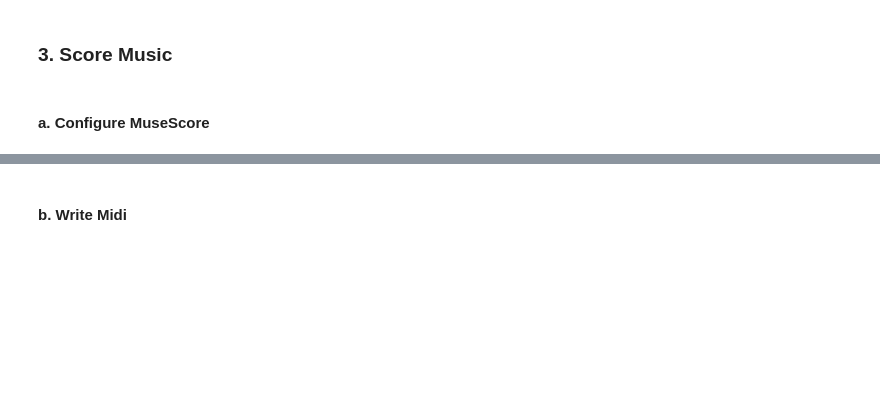
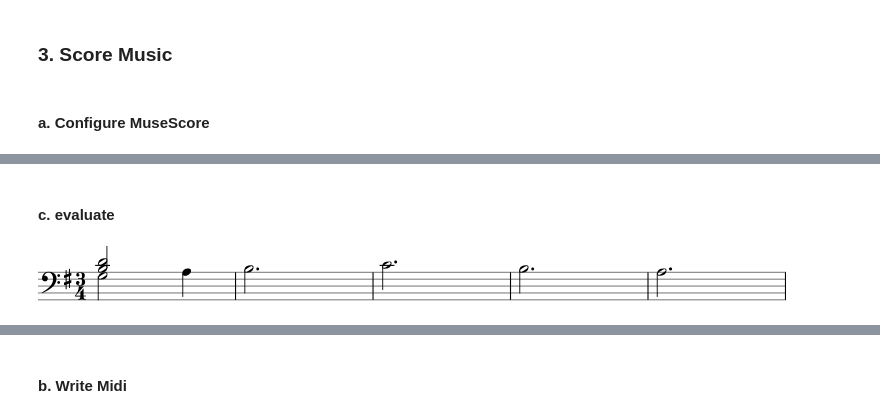
Before and after one commit to MickyDowns/deep-keras-music-net, a Jupyter notebook: music_study_aid.ipynb, the cells around one changed output, grey strips where cells are left out. Drawn from its saved outputs; the diff is of its cells as text; code cells hidden in the pictures; blank space fills up the shorter version.

```diff
--- a/music_study_aid.ipynb
+++ b/music_study_aid.ipynb
@@ -6018,0 +4317,12 @@ class TestExternal(unittest.TestCase):
+# %%
+'''read file and (maybe) collapse'''
+
+s3a = m21.converter.parse('data/wip/scores/bach minuet in g classic medium.xml')
+#s3 = m21.converter.parse('data/wip/scores/beethoven fur elise short medium.xml')
+#s3 = m21.converter.parse('data/wip/scores/Pachelbel canon classic medium.xml')
+
+s3a_col = m21.converter.parse('data/wip/scores/bach minuet in g classic medium.xml')
+bfr, aft = collapse_voices(s3a_col)
+#print(bfr); print(aft)
+
+# bug: when combining notes into chord, doesn't take max note dur, takes min.
@@ -6018,0 +4347,6 @@ class TestExternal(unittest.TestCase):
+# %% [markdown]
+#### c. evaluate
+# %%
+s3a.parts[1].measures(0,5).show()
+# %% [output]
+[figure, added]
```
Also changed, not shown: parts of 135 cells of this notebook.
